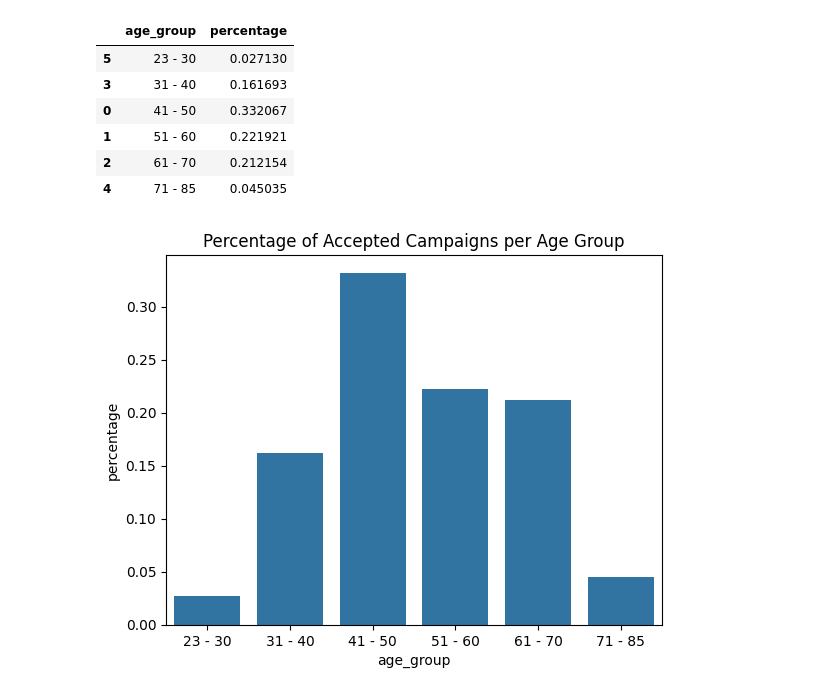
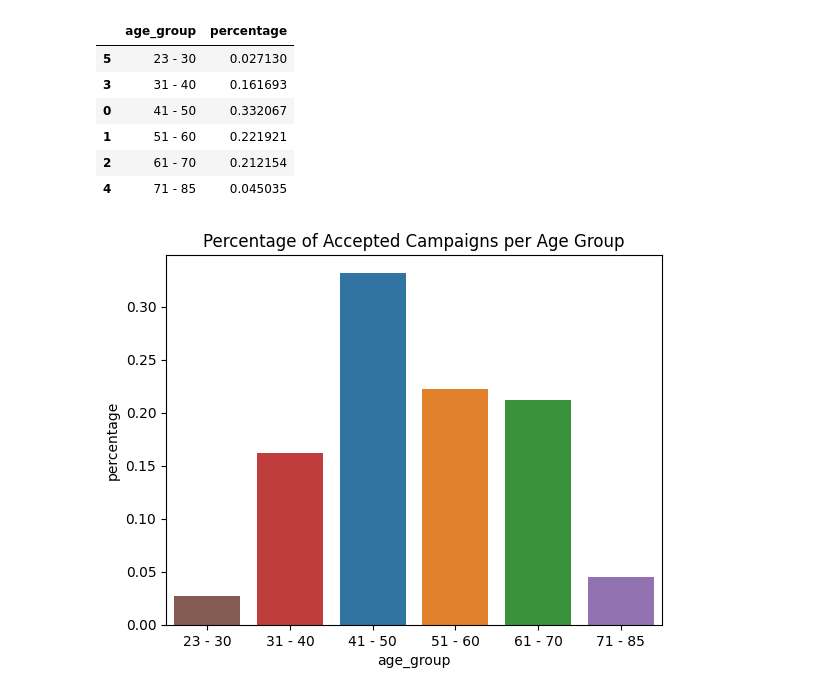
Before and after one commit to jgonzalez1015/Portfolio-Projects, a Jupyter notebook: Food Marketing Analysis Project/Food Marketing Analysis Project.ipynb, the cells around one changed output. Cells and saved outputs as stored; diff of their text form; code cells hidden in the pictures.

```diff
--- a/Food Marketing Analysis Project/Food Marketing Analysis Project.ipynb
+++ b/Food Marketing Analysis Project/Food Marketing Analysis Project.ipynb
@@ -169,9 +165,9 @@ percent_food.sort_values('age_group')
 | 2 | 61 - 70 | 0.212154 |
 | 4 | 71 - 85 | 0.045035 |
 # %%
-sns.barplot(x = 'age_group', y = 'percentage', data= percent_food, order= age_order)
+sns.barplot(x = 'age_group', y = 'percentage', hue= 'age_group', data= percent_food, order= age_order)
 
 plt.title('Percentage of Accepted Campaigns per Age Group')
 plt.show()
 # %% [output]
-[figure, old version]
+[figure, new version]
```
Also changed, not shown: parts of 35 cells of this notebook.
